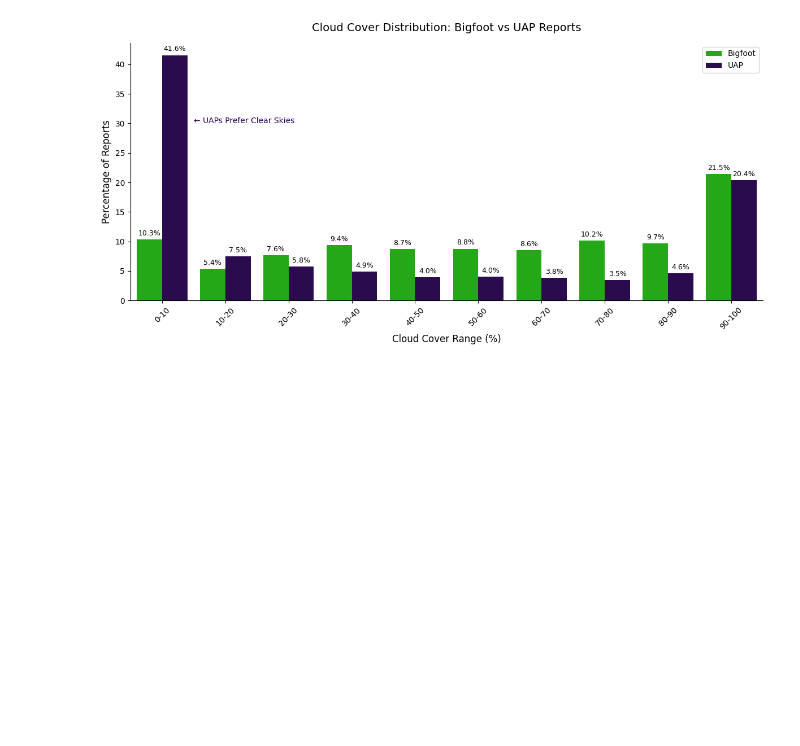
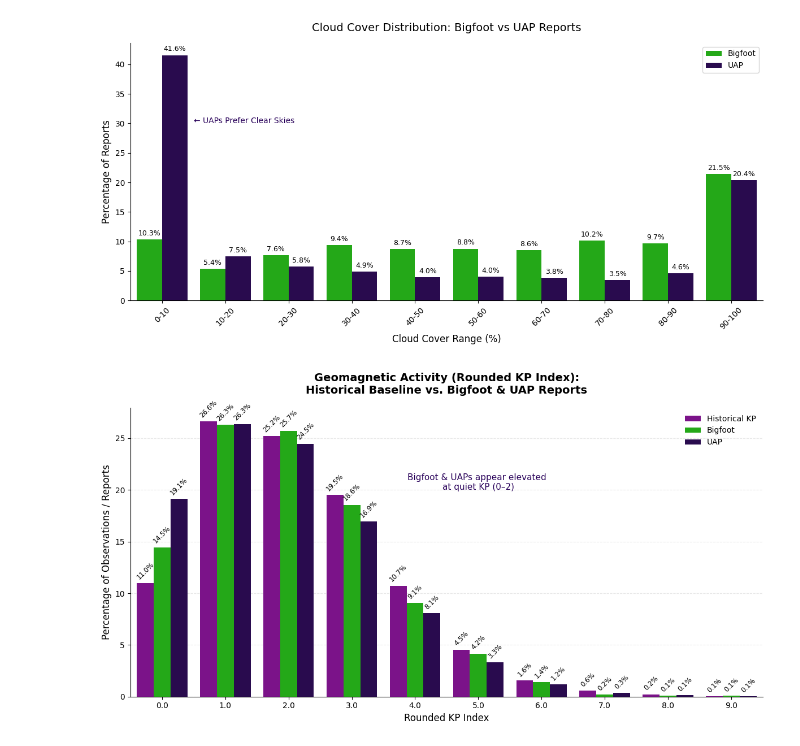
Before and after one commit to wslider/anomalous-sightings-archive, a Jupyter notebook: notebooks/anomalous_sightings_analysis.ipynb, the cells around one changed output. Cells and saved outputs as stored; diff of their text form; code cells hidden in the pictures; blank space fills up the shorter version.

Commit message:
created kp index bar chart

```diff
--- a/notebooks/anomalous_sightings_analysis.ipynb
+++ b/notebooks/anomalous_sightings_analysis.ipynb
@@ -2263,3 +2263,69 @@ plt.tight_layout()
 plt.show()
 # %% [output]
 [figure]
+# %%
+# Historical KP vs Bigfoot & UAP Report Conditions
+
+kp_result_long_df = kp_index_pct_result.copy().melt(
+    id_vars='kp_index',
+    value_vars=['kp_pct', 'bigfoot_kp_pct', 'uap_kp_pct'],
+    var_name='Type',
+    value_name='Percentage'
+)
+
+kp_result_long_df['Type'] = kp_result_long_df['Type'].replace({
+    'kp_pct': 'Historical KP',
+    'bigfoot_kp_pct': 'Bigfoot',
+    'uap_kp_pct': 'UAP'
+})
+
+
+hue_order = ['Historical KP', 'Bigfoot', 'UAP']
+
+stellar_night   = "#280059"
+space_lazer_green = "#10C000"
+solar_flare     = "#8a009c"
+
+plt.figure(figsize=(12, 6.5))
+ax = sns.barplot(
+    data=kp_result_long_df,
+    x='kp_index',
+    y='Percentage',
+    hue='Type',
+    hue_order=hue_order,
+    palette=[solar_flare, space_lazer_green, stellar_night],
+    errorbar=None,
+    width=0.8
+)
+
+# Clean spines + subtle grid
+ax.spines['top'].set_visible(False)
+ax.spines['right'].set_visible(False)
+ax.yaxis.grid(True, linestyle='--', alpha=0.3)
+ax.set_axisbelow(True)
+
+# Annotation
+ax.text( 5, 20,
+    "Bigfoot & UAPs appear elevated \nat quiet KP (0–2)",
+    fontsize=11,
+    color=stellar_night,
+    ha='center',
+    fontweight='medium'
+)
+
+# Bar labels
+for container in ax.containers:
+    ax.bar_label(container, fmt='%.1f%%', padding=3, fontsize=8.5, rotation=45)
+
+
+plt.title('Geomagnetic Activity (Rounded KP Index):\nHistorical Baseline vs. Bigfoot & UAP Reports',
+          fontsize=14, pad=18, fontweight='semibold')
+plt.xlabel('Rounded KP Index', fontsize=12)
+plt.ylabel('Percentage of Observations / Reports', fontsize=12)
+plt.xticks(rotation=0)
+plt.legend(title='', frameon=False, loc='upper right')
+
+plt.tight_layout()
+plt.show()
+# %% [output]
+[figure, added]
```
